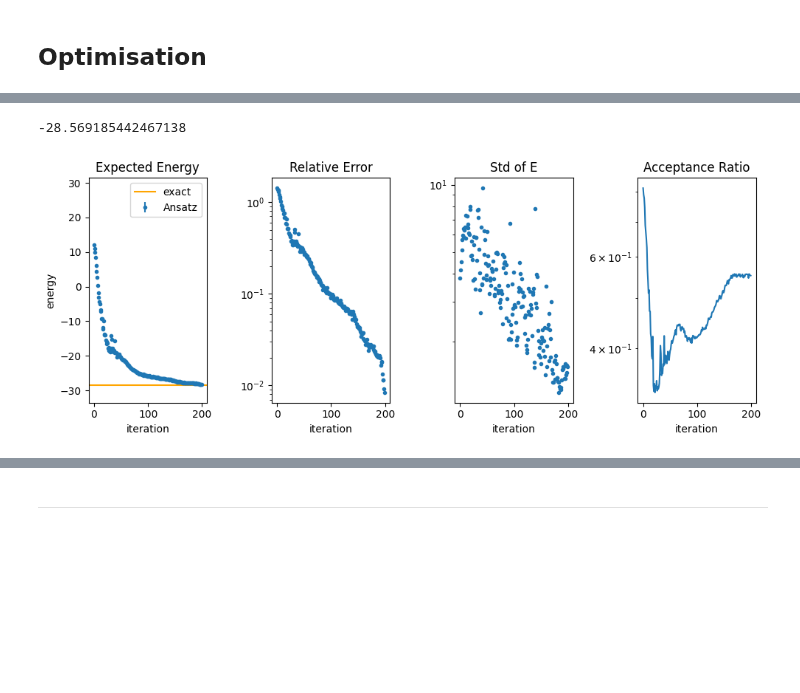
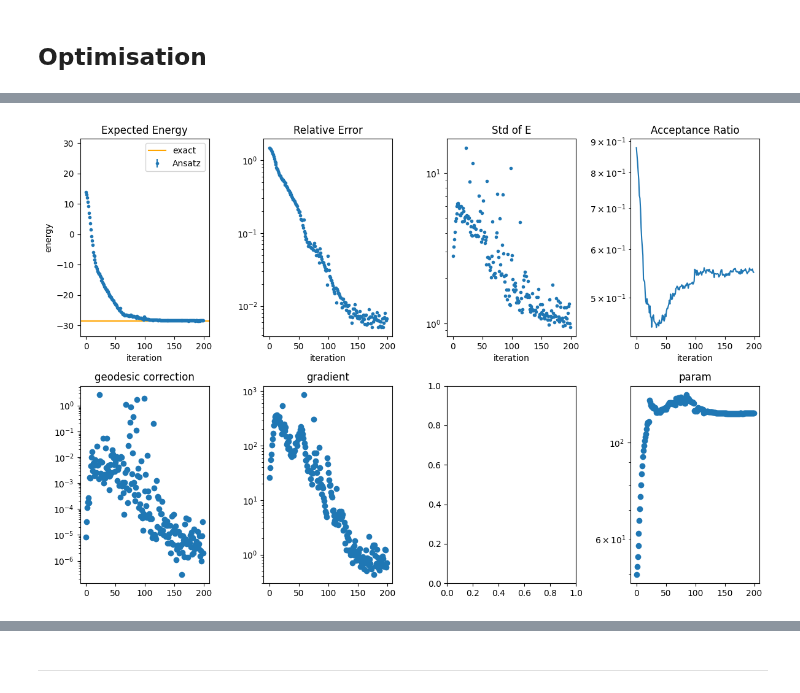
Before and after one commit to evanwonisch/NeuralQuantumStates, a Jupyter notebook: run/heisenberg/heisenberg_4x4_anti_chain_momentum.ipynb, the cells around one changed output, grey strips where cells are left out. Drawn from its saved outputs; the diff is of its cells as text; code cells hidden in the pictures; blank space fills up the shorter version.

Commit message:
implementation of new momentum and change of Ansatz

```diff
--- a/run/heisenberg/heisenberg_4x4_anti_chain_momentum.ipynb
+++ b/run/heisenberg/heisenberg_4x4_anti_chain_momentum.ipynb
@@ -110,9 +110,9 @@ class NN(nn.Module):
     """
     @nn.compact
     def __call__(self, x):
-        x = nn.Dense(16*2, name="dense1", param_dtype="float64", bias_init=jax.nn.initializers.normal(stddev=0.1))(x)
+        x = nn.Dense(16*3, name="dense1", param_dtype="float64", bias_init=jax.nn.initializers.normal(stddev=0.1))(x)
         x = act(x)
-        x = nn.Dense(1, name="dense2", param_dtype="float64", use_bias=False)(x)
+        x = nn.Dense(2, name="dense2", param_dtype="float64", use_bias=False)(x)
 
         return jnp.squeeze(x)
 # %% [markdown]
@@ -220,6 +219,6 @@ def calc_norm_square(ansatz, samples, primals, tangent):
 # %% [markdown]
 ## Optimisation
 # %%
-stats = {"E":[], "dE":[], "ratio":[], "N_samples": [], "momentum":[]}
+stats = {"E":[], "dE":[], "ratio":[], "N_samples": [], "rel_err":[], "param":[], "gradient": [], "correction":[], "inv_g":[], "g":[]}
 key, _ = jax.random.split(key)
 param = ansatz.init_param(key)
@@ -235,13 +226,13 @@ param = ansatz.init_param(key)
 N = 1500
 epoch = 100
 
-lr = optax.constant_schedule(0.005)
-beta = 0.5
-diag = optax.constant_schedule(0.1)
+lr = 0.009
+beta = 0.
+diag = 0.01
 
 ## initialise parameters
 samples = get_samples(N)[0]
 grad, E, dE = calc_grad_E(ansatz, param, samples)
-g = metric.get_g(ansatz, samples, param, diag(0))
+g = metric.get_g(ansatz, samples, param, diag)
 initial_gradient = jnp.linalg.pinv(g) @ grad
-old_param = param + lr(0)/(1 - beta) * initial_gradient
+old_param = param + lr/(1 - beta) * initial_gradient
@@ -248,7 +257,3 @@ old_param = param + lr(0)/(1 - beta) * initial_gradient
-# %%
-E_f
-# %% [output]
--28.569185442467138
 # %%
 hamiltonian_jax = hamiltonian.to_pauli_strings().to_jax_operator()
 
@@ -291,37 +308,55 @@ for i in tqdm(range(epoch)):
 # %%
 numpy_stats = {}
 for key_ in stats.keys():
     numpy_stats[key_] = np.array(stats[key_])
 
-f, ax = plt.subplots(1, 4, figsize = (10, 4))
+f, ax = plt.subplots(2, 4, figsize = (12, 8))
 i = np.arange(len(stats["E"]))
 
-ax[0].errorbar(i, numpy_stats["E"], yerr = numpy_stats["dE"]/jnp.sqrt(numpy_stats["N_samples"]), fmt = ".", label = "Ansatz")
-ax[0].set_title("Expected Energy")
-ax[0].axhline(E_f, label = "exact", color = "orange")
-ax[0].legend(loc = "upper right")
-ax[0].set_ylim(E_f-5, E_f+60)
-ax[0].set_xlabel("iteration")
-ax[0].set_ylabel("energy")
+ax[0,0].errorbar(i, numpy_stats["E"], yerr = numpy_stats["dE"]/jnp.sqrt(numpy_stats["N_samples"]), fmt = ".", label = "Ansatz")
+ax[0,0].set_title("Expected Energy")
+ax[0,0].axhline(E_f, label = "exact", color = "orange")
+ax[0,0].legend(loc = "upper right")
+ax[0,0].set_ylim(E_f-5, E_f+60)
+ax[0,0].set_xlabel("iteration")
+ax[0,0].set_ylabel("energy")
 
 
-ax[1].scatter(i, jnp.abs(numpy_stats["E"]-E_f)/-E_f , label = "error", marker = ".")
-ax[1].set_title("Relative Error")
-ax[1].set_yscale("log")
+ax[0,1].scatter(i, jnp.abs(numpy_stats["E"]-E_f)/-E_f , label = "error", marker = ".")
+ax[0,1].set_title("Relative Error")
+ax[0,1].set_yscale("log")
 # ax[1].set_xscale("log")
-ax[1].set_xlabel("iteration")
+ax[0,1].set_xlabel("iteration")
 
-ax[2].scatter(i, stats["dE"], marker = ".")
-ax[2].set_title("Std of E")
-ax[2].set_yscale("log")
-ax[2].set_xlabel("iteration")
+ax[0,2].scatter(i, stats["dE"], marker = ".")
+ax[0,2].set_title("Std of E")
+ax[0,2].set_yscale("log")
+ax[0,2].set_xlabel("iteration")
 
-ax[3].plot(stats["ratio"])
+ax[0,3].plot(stats["ratio"])
 # ax[3].set_ylim(0,1)
-ax[3].set_title("Acceptance Ratio")
-ax[3].set_xlabel("iteration")
-ax[3].set_yscale("log")
+ax[0,3].set_title("Acceptance Ratio")
+ax[0,3].set_xlabel("iteration")
+ax[0,3].set_yscale("log")
+
+ax[1,0].scatter(i, jnp.sum(numpy_stats["correction"]**2, axis = -1))
+ax[1,0].set_title("geodesic correction")
+ax[1,0].set_yscale("log")
+
+ax[1,1].scatter(i, jnp.sum(numpy_stats["gradient"]**2, axis = -1))
+ax[1,1].set_title("gradient")
+ax[1,1].set_yscale("log")
+
+# ax[1,2].scatter(i, numpy_stats["inv_g"])
+# ax[1,2].set_title("det inv g")
+# ax[1,2].set_yscale("log")
+
+ax[1,3].scatter(i, jnp.sum(numpy_stats["param"]**2, axis = -1))
+ax[1,3].set_title("param")
+ax[1,3].set_yscale("log")
+
+
 
 f.tight_layout()
 # %% [output]
-[figure, old version]
+[figure, new version]
```
Also changed, not shown: parts of 13 cells of this notebook, 7 other files.
